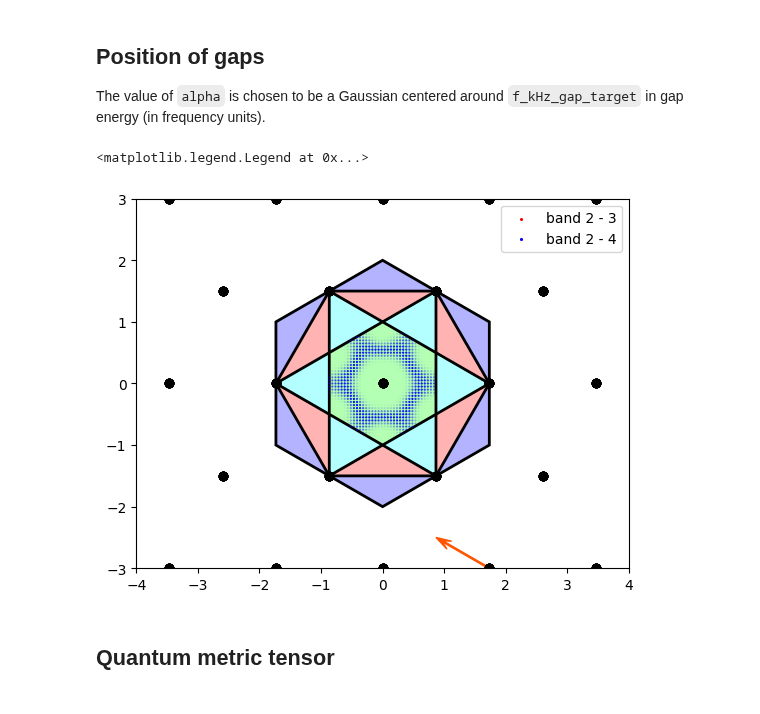
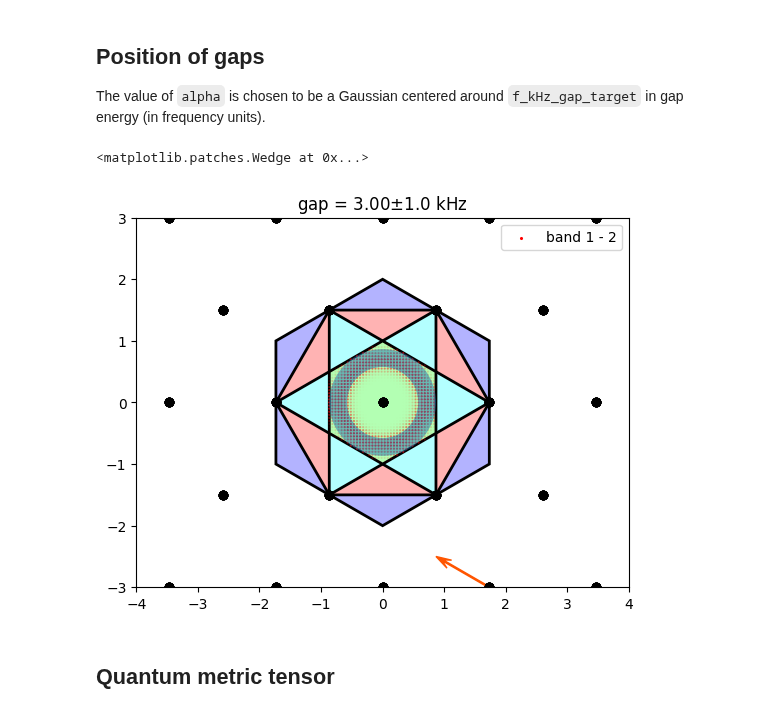
Before and after one commit to Shao-Wen-Chang/E9_constant, a Jupyter notebook: projects/general_plane_wave_expansion/band_structure_BZ.ipynb, the cells around one changed output. Cells and saved outputs as stored; diff of their text form; code cells hidden in the pictures.

Commit message:
Plots for Dan's slide (copied draw_circle() and fill_annulus() from E9)

```diff
--- a/projects/general_plane_wave_expansion/band_structure_BZ.ipynb
+++ b/projects/general_plane_wave_expansion/band_structure_BZ.ipynb
@@ -55,7 +52,7 @@ B3_rel_int_532  = 1     # relative intensity (field is sqrt of that) of 532 B3
 num = 6             # size of q-momentum space we consider: (-num, num) (usually 5)
 k_center = (0, 0)
 bandstart = 0       # starting from 0, inclusive
-bandend = 3         # inclusive
+bandend = 5         # inclusive
 qverts_str = 'E9c.Kp/E9c.k_lw, E9c.Kp2/E9c.k_lw, E9c.Kp3/E9c.k_lw, E9c.Kp4/E9c.k_lw, E9c.Kp5/E9c.k_lw, E9c.Kp6/E9c.k_lw, E9c.Kp/E9c.k_lw'
 x_ticklist = ["K'", '$\Gamma$', 'K', 'M', '$\Gamma$']
 # %% [markdown]
@@ -193,22 +190,26 @@ Text(0.5, 0.92, 'V532 = 0.0 kHz, V1064 = 39.68873534078824 kHz; AB offset = 0.0
 ## Position of gaps
 The value of `alpha` is chosen to be a Gaussian centered around `f_kHz_gap_target` in gap energy (in frequency units).
 # %%
-gap_band1 = [1, 1]
-gap_band2 = [2, 3]
-f_kHz_gap_target = 10.6
+gap_band1 = [0]
+gap_band2 = [1]
+f_kHz_gap_target = 3
 f_kHz_gap_width = 1.
 color_gap = ["r", "b"]
 # %%
 ax_gap = bsc.PlotBZSubplot()
 for b1, b2, c in zip(gap_band1, gap_band2, color_gap):
     f_kHz_gap = E_kHz_offset[:, b2] - E_kHz_offset[:, b1]
     alpha_mask_gap = util.Gaussian_1D(f_kHz_gap, f_kHz_gap_width, f_kHz_gap_target, normalization = 'max1')
     bsc.plot_qset(ax_gap, qset = PlotBZinput, qset_kwargs = {"alpha": alpha_mask_gap, "color": c})
     ax_gap.scatter(10, 10, s = 1.5, color = c, label = f"band {b1 + 1} - {b2 + 1}") # add points outside of the plot for legend purposes
 ax_gap.legend()
+ax_gap.set_title((f"gap = {f_kHz_gap_target:.2f}" r"$\pm$"
+                  f"{f_kHz_gap_width} kHz"))
+# r_out = 24/27.71
+# util.fill_annulus(ax_gap, (0, 0), 2/3 * r_out, r_out, alpha = 0.5)
 # %% [output]
-<matplotlib.legend.Legend at 0x...>
+<matplotlib.patches.Wedge at 0x...>
-[figure, old version]
+[figure, new version]
 # %% [markdown]
 ## Quantum metric tensor
 # %%
```
Also changed, not shown: parts of 3 cells of this notebook, 3 other files.
